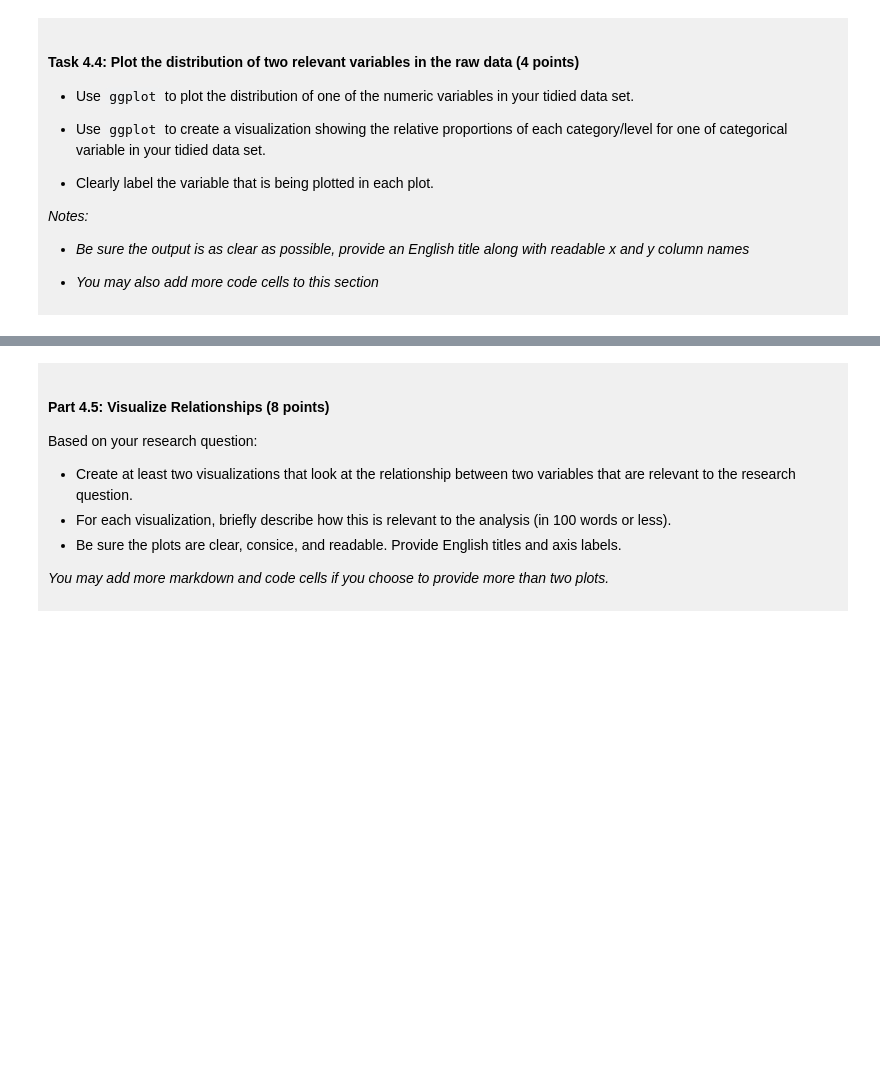
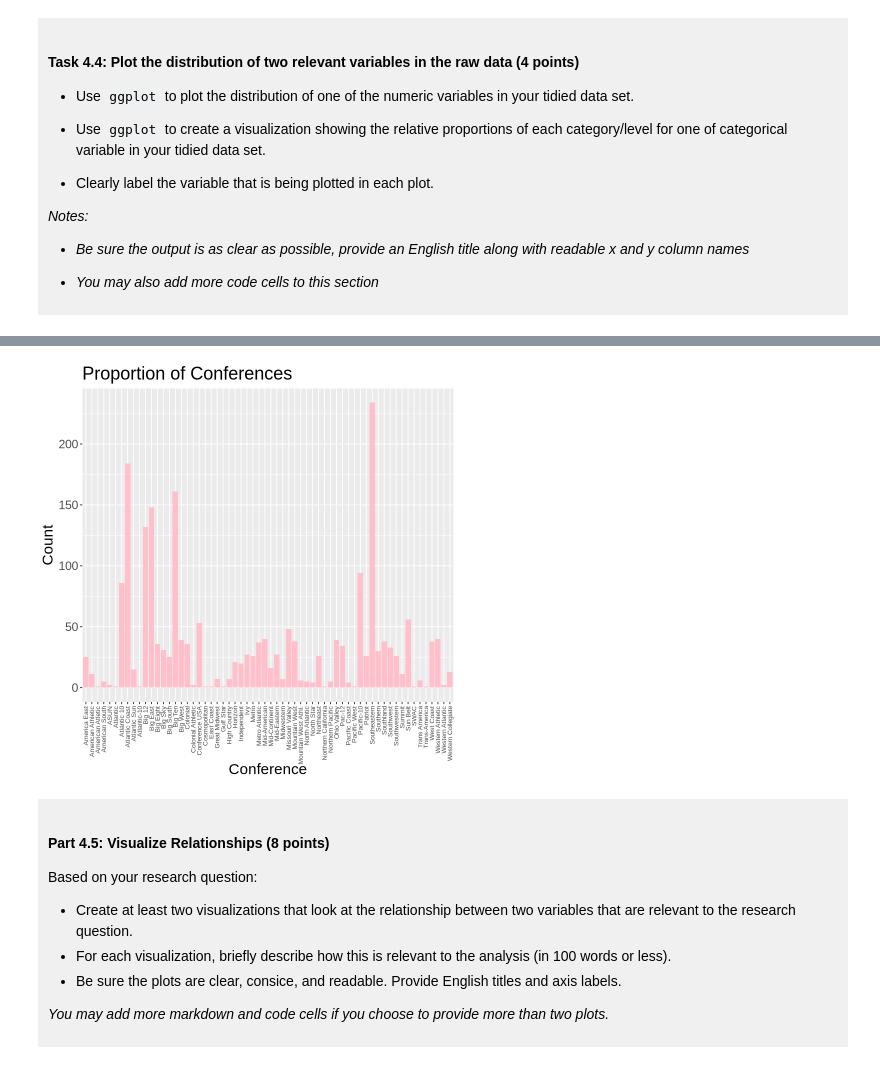
Before and after one commit to reyvet/dsci-100-project-betty-wu, a Jupyter notebook: dsci-100-project-notebook.ipynb, the cells around one changed output, grey strips where cells are left out. Cells and saved outputs as stored; diff of their text form; code cells hidden in the pictures; blank space fills up the shorter version.

```diff
--- a/dsci-100-project-notebook.ipynb
+++ b/dsci-100-project-notebook.ipynb
@@ -304,5 +364,14 @@ You will refine your research question (if needed) and produce a tidy data set.
 # %%
-### EDIT THIS CODE CELL FOR PLOT 2 ###
+# bar plot showing proportion of different conferences
+plot2 <- tidy_data |>
+    ggplot(aes(x = conference)) +
+    geom_bar(fill = "pink") +
+    labs(title = "Proportion of Conferences", x = "Conference", y = "Count") +
+    theme(axis.text.x = element_text(angle = 90, hjust = 1, vjust = .5, size = 8),
+         text = element_text(size = 18))
+plot2
+# %% [output]
+[figure, added]
 # %% [markdown]
 <div style="background-color: #f0f0f0; padding: 10px;">
 
```
Also changed, not shown: parts of 7 cells of this notebook.
